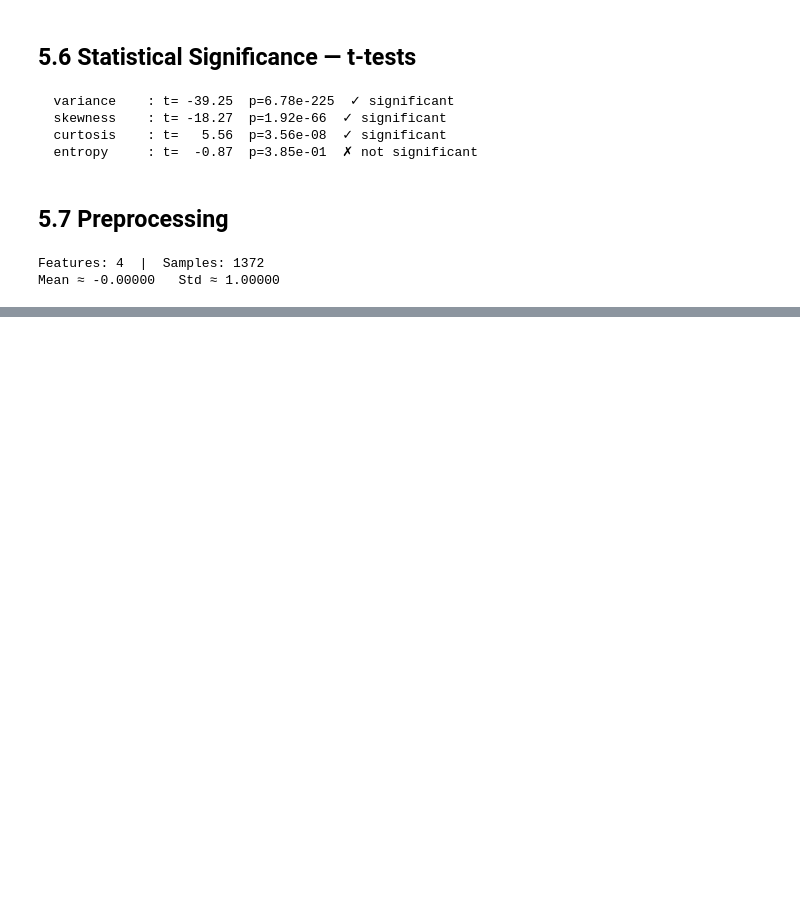
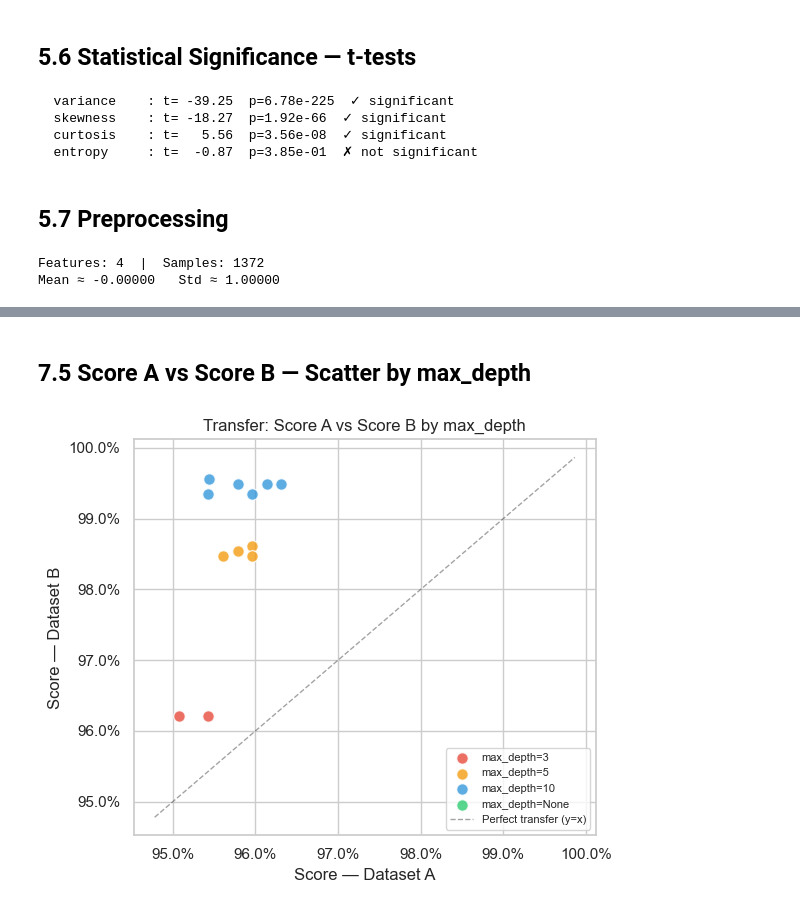
Before and after one commit to ArmanAhmed00/BST-Backed-Hyperparameter-Optimiser-with-Transfer-Analysis, a Jupyter notebook: capstone_project/notebook/capstone.ipynb, the cells around one changed output, grey strips where cells are left out. Cells and saved outputs as stored; diff of their text form; code cells hidden in the pictures; blank space fills up the shorter version.

```diff
--- a/capstone_project/notebook/capstone.ipynb
+++ b/capstone_project/notebook/capstone.ipynb
@@ -863,0 +1127,26 @@ Mean ≈ -0.00000   Std ≈ 1.00000
+# %% [markdown]
+## 7.5 Score A vs Score B — Scatter by max_depth
+# %%
+matched_r = [r for r in report if r["score_B"] is not None]
+sa     = [r["score_A"] for r in matched_r]
+sb     = [r["score_B"] for r in matched_r]
+depths = [str(r["params"]["max_depth"]) for r in matched_r]
+
+palette_d = {"3":"#e74c3c","5":"#f39c12","10":"#3498db","None":"#2ecc71"}
+
+fig, ax = plt.subplots(figsize=(6, 5))
+for depth, color in palette_d.items():
+    xs = [s for s,d in zip(sa,depths) if d==depth]
+    ys = [s for s,d in zip(sb,depths) if d==depth]
+    ax.scatter(xs, ys, c=color, label=f"max_depth={depth}",
+               alpha=0.8, s=70, edgecolors='white', zorder=3)
+
+lims = [min(sa+sb)-0.003, max(sa+sb)+0.003]
+ax.plot(lims, lims, 'k--', lw=1, alpha=0.4, label='Perfect transfer (y=x)')
+ax.set_xlabel("Score — Dataset A"); ax.set_ylabel("Score — Dataset B")
+ax.set_title("Transfer: Score A vs Score B by max_depth")
+ax.xaxis.set_major_formatter(mticker.PercentFormatter(xmax=1))
+ax.yaxis.set_major_formatter(mticker.PercentFormatter(xmax=1))
+ax.legend(fontsize=8); plt.tight_layout(); plt.show()
+# %% [output]
+[figure, added]
```
Also changed, not shown: parts of 37 cells of this notebook, 5 other files.
